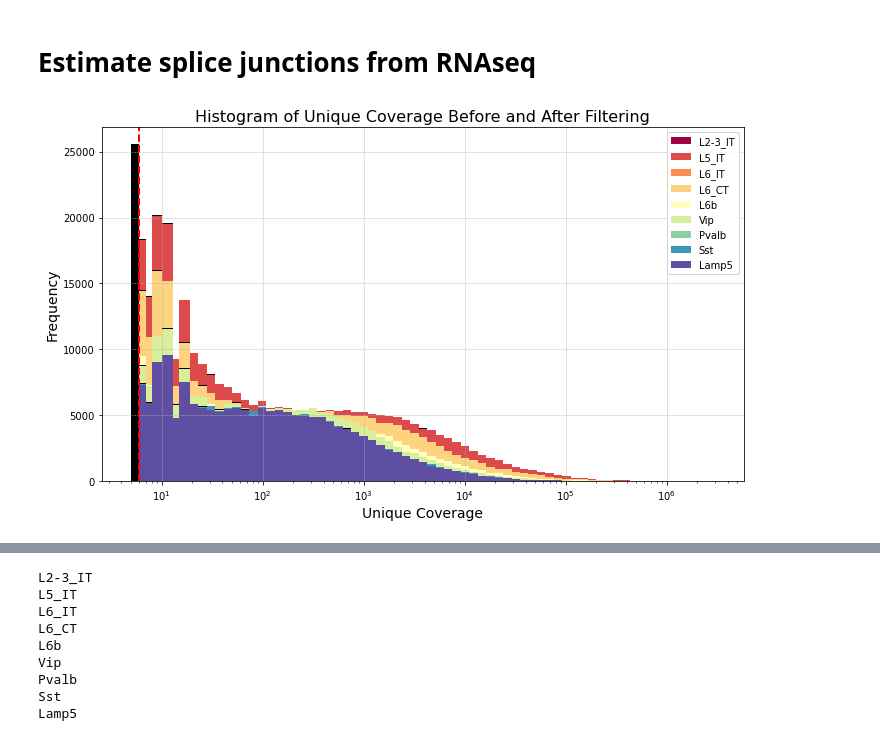
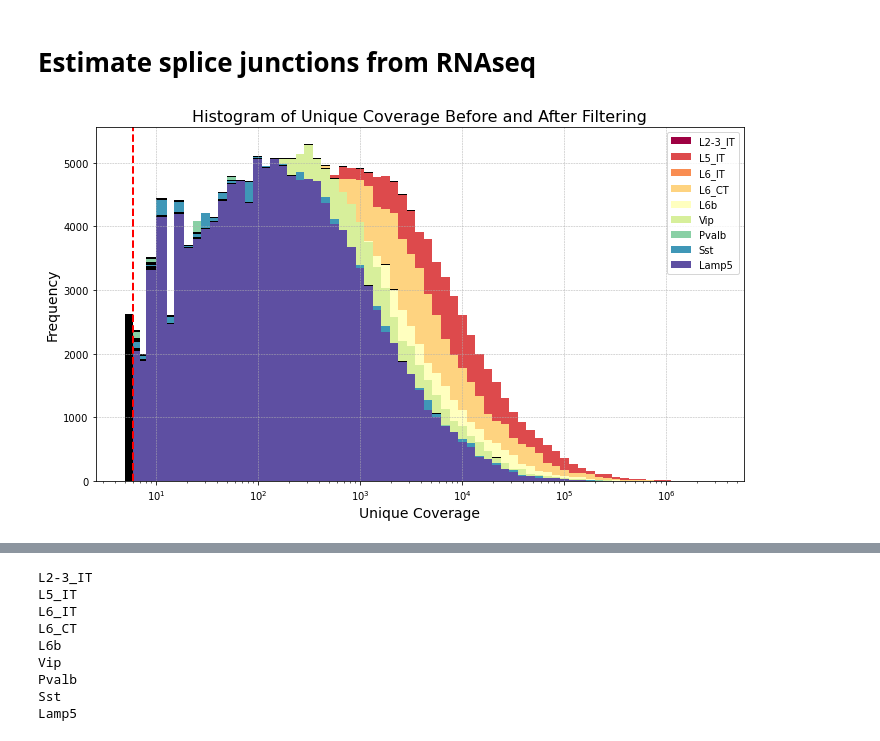
Before and after one commit to dmnburrows/deepNN_splice, a Jupyter notebook: data_process.ipynb, the cells around one changed output, grey strips where cells are left out. Cells and saved outputs as stored; diff of their text form; code cells hidden in the pictures.

```diff
--- a/data_process.ipynb
+++ b/data_process.ipynb
@@ -1058,7 +1060,7 @@ if __name__ == "__main__":
 #Filter SJ files + convert to bed
 #===================================
 min_unq = 5
-min_overhang = 5
+min_overhang = 10
 min_sjdist = 30
 cell = 'L2-3_IT'
 path = '/cndd2/dburrows/DATA/splice/smartseq-rna_MOp_biccn/pseudobulk/gran1/'+ cell
@@ -1080,7 +1082,7 @@ name_l = glu_l + gaba_l
 
 #PARS
 min_unq = 5
-min_overhang = 5
+min_overhang = 10
 min_sjdist = 30
 path = '/cndd2/dburrows/DATA/splice/smartseq-rna_MOp_biccn/pseudobulk/gran1/'
 
@@ -1105,36 +1107,36 @@ colormap = plt.cm.get_cmap('Spectral', len(name_l))
 
 #PARS
 min_unq = 5
-min_overhang = 5
+min_overhang = 10
 min_sjdist = 30
 path = '/cndd2/dburrows/DATA/splice/smartseq-rna_MOp_biccn/pseudobulk/gran1/'
 for x,cell in enumerate(name_l):
     sj = pd.read_csv(path + cell + '/SJ.out.tab',
                      sep='\t', header=None, names=['chromosome', 'SJ_start', 'SJ_end', 'strand', 'intron_motif', 'annotated',
                                                      'n_unq', 'n_mult', 'overhang'])
 
     sj_bed = pf.STARSJ_to_bed(sj, cell, min_unq, min_overhang, min_sjdist)
 
     plt.hist(sj['n_unq'],bins=b, color = 'k')
     plt.hist(sj_bed.loc[::2]['n_unq'],bins=b, color=colormap(x), alpha=1, label = cell)
 
 ax.set_xscale('log')
 
 # Enhance plot legibility with more descriptive axis labels and a title.
 ax.set_xlabel('Unique Coverage', fontsize=14)
 ax.set_ylabel('Frequency', fontsize=14)
 ax.set_title('Histogram of Unique Coverage Before and After Filtering', fontsize=16)
 
 # Adding a grid for easier interpretation of the plot. The 'which="both"' option includes major and minor ticks.
 ax.grid(True, which="major", ls="--", linewidth=0.5)
 
 # Adding a legend to distinguish between the original and filtered data visually.
 ax.legend()
 plt.axvline(min_unq+1,0,1, c = 'red', linewidth=2, linestyle='--')
 # This command adjusts the subplot params so that the subplot(s) fits in the figure area.
 plt.tight_layout()
 
 # Display the plot
 plt.show()
 # %% [output]
-[figure, old version]
+[figure, new version]
```
Also changed, not shown: parts of 28 cells of this notebook, 2 other files.
